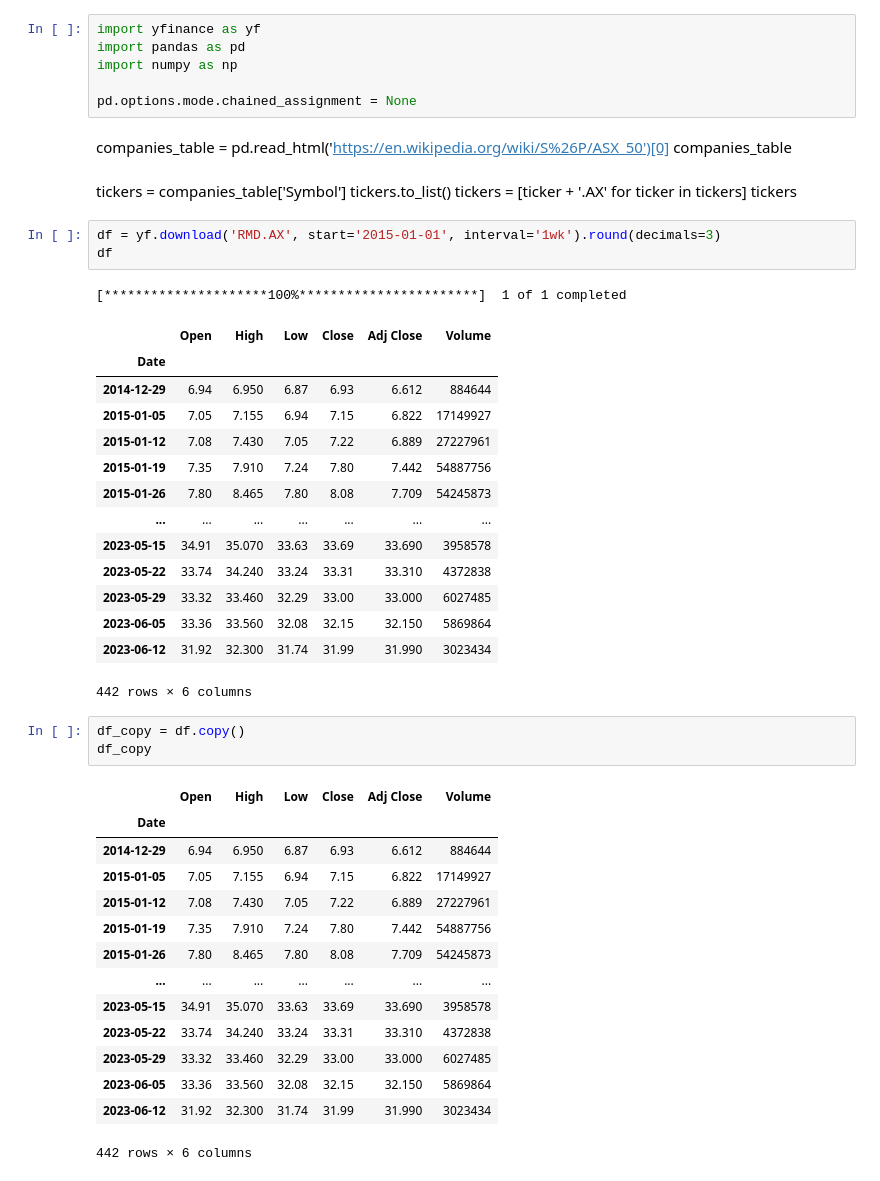
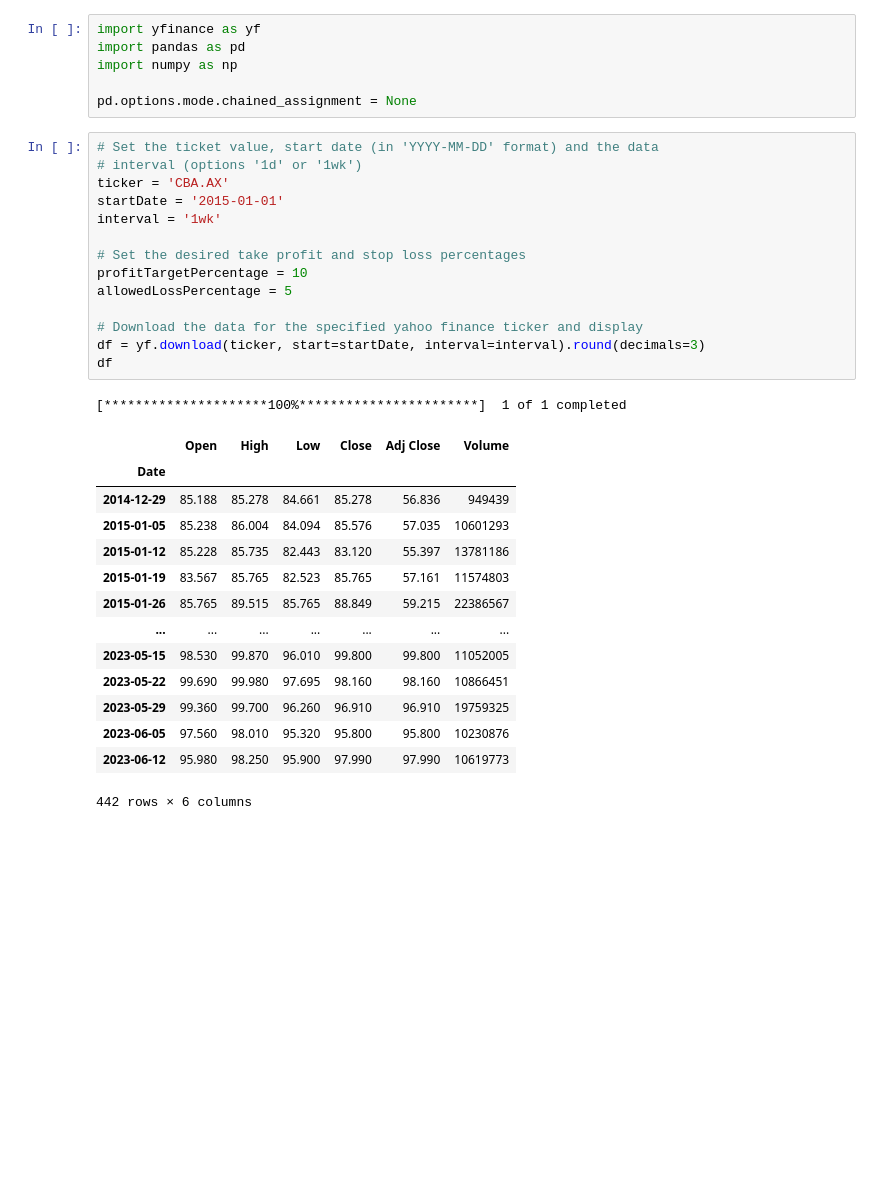
Before and after one commit to jxhos0/stock-backtest, a Jupyter notebook: back-test.ipynb, the cells around one changed output. Cells and saved outputs as stored; diff of their text form; blank space fills up the shorter version.

```diff
--- a/back-test.ipynb
+++ b/back-test.ipynb
@@ -4,49 +4,34 @@ import pandas as pd
 import numpy as np
 
 pd.options.mode.chained_assignment = None
-# %% [markdown]
-companies_table = pd.read_html('https://en.wikipedia.org/wiki/S%26P/ASX_50')[0]
-companies_table
-# %% [markdown]
-tickers = companies_table['Symbol']
-tickers.to_list()
-tickers = [ticker + '.AX' for ticker in tickers]
-tickers
-# %%
-df = yf.download('RMD.AX', start='2015-01-01', interval='1wk').round(decimals=3)
-df
-# %% [output]
-[*********************100%***********************]  1 of 1 completed
-|  | Open | High | Low | Close | Adj Close | Volume |
-| Date |  |  |  |  |  |  |
-| 2014-12-29 | 6.94 | 6.950 | 6.87 | 6.93 | 6.612 | 884644 |
-| 2015-01-05 | 7.05 | 7.155 | 6.94 | 7.15 | 6.822 | 17149927 |
-| 2015-01-12 | 7.08 | 7.430 | 7.05 | 7.22 | 6.889 | 27227961 |
-| 2015-01-19 | 7.35 | 7.910 | 7.24 | 7.80 | 7.442 | 54887756 |
-| 2015-01-26 | 7.80 | 8.465 | 7.80 | 8.08 | 7.709 | 54245873 |
-| ... | ... | ... | ... | ... | ... | ... |
-| 2023-05-15 | 34.91 | 35.070 | 33.63 | 33.69 | 33.690 | 3958578 |
-| 2023-05-22 | 33.74 | 34.240 | 33.24 | 33.31 | 33.310 | 4372838 |
-| 2023-05-29 | 33.32 | 33.460 | 32.29 | 33.00 | 33.000 | 6027485 |
-| 2023-06-05 | 33.36 | 33.560 | 32.08 | 32.15 | 32.150 | 5869864 |
-| 2023-06-12 | 31.92 | 32.300 | 31.74 | 31.99 | 31.990 | 3023434 |
-442 rows × 6 columns
-# %%
-df_copy = df.copy()
-df_copy
-# %% [output]
-|  | Open | High | Low | Close | Adj Close | Volume |
-| Date |  |  |  |  |  |  |
-| 2014-12-29 | 6.94 | 6.950 | 6.87 | 6.93 | 6.612 | 884644 |
-| 2015-01-05 | 7.05 | 7.155 | 6.94 | 7.15 | 6.822 | 17149927 |
-| 2015-01-12 | 7.08 | 7.430 | 7.05 | 7.22 | 6.889 | 27227961 |
-| 2015-01-19 | 7.35 | 7.910 | 7.24 | 7.80 | 7.442 | 54887756 |
-| 2015-01-26 | 7.80 | 8.465 | 7.80 | 8.08 | 7.709 | 54245873 |
-| ... | ... | ... | ... | ... | ... | ... |
-| 2023-05-15 | 34.91 | 35.070 | 33.63 | 33.69 | 33.690 | 3958578 |
-| 2023-05-22 | 33.74 | 34.240 | 33.24 | 33.31 | 33.310 | 4372838 |
-| 2023-05-29 | 33.32 | 33.460 | 32.29 | 33.00 | 33.000 | 6027485 |
-| 2023-06-05 | 33.36 | 33.560 | 32.08 | 32.15 | 32.150 | 5869864 |
-| 2023-06-12 | 31.92 | 32.300 | 31.74 | 31.99 | 31.990 | 3023434 |
-442 rows × 6 columns
+# %%
+# Set the ticket value, start date (in 'YYYY-MM-DD' format) and the data
+# interval (options '1d' or '1wk')
+ticker = 'CBA.AX'
+startDate = '2015-01-01'
+interval = '1wk'
+
+# Set the desired take profit and stop loss percentages
+profitTargetPercentage = 10
+allowedLossPercentage = 5
+
+# Download the data for the specified yahoo finance ticker and display
+df = yf.download(ticker, start=startDate, interval=interval).round(decimals=3)
+df
+# %% [output]
+[*********************100%***********************]  1 of 1 completed
+|  | Open | High | Low | Close | Adj Close | Volume |
+| Date |  |  |  |  |  |  |
+| 2014-12-29 | 85.188 | 85.278 | 84.661 | 85.278 | 56.836 | 949439 |
+| 2015-01-05 | 85.238 | 86.004 | 84.094 | 85.576 | 57.035 | 10601293 |
+| 2015-01-12 | 85.228 | 85.735 | 82.443 | 83.120 | 55.397 | 13781186 |
+| 2015-01-19 | 83.567 | 85.765 | 82.523 | 85.765 | 57.161 | 11574803 |
+| 2015-01-26 | 85.765 | 89.515 | 85.765 | 88.849 | 59.215 | 22386567 |
+| ... | ... | ... | ... | ... | ... | ... |
+| 2023-05-15 | 98.530 | 99.870 | 96.010 | 99.800 | 99.800 | 11052005 |
+| 2023-05-22 | 99.690 | 99.980 | 97.695 | 98.160 | 98.160 | 10866451 |
+| 2023-05-29 | 99.360 | 99.700 | 96.260 | 96.910 | 96.910 | 19759325 |
+| 2023-06-05 | 97.560 | 98.010 | 95.320 | 95.800 | 95.800 | 10230876 |
+| 2023-06-12 | 95.980 | 98.250 | 95.900 | 97.990 | 97.990 | 10619773 |
+442 rows × 6 columns
 # %%
```
Also changed, not shown: parts of 10 cells of this notebook.
